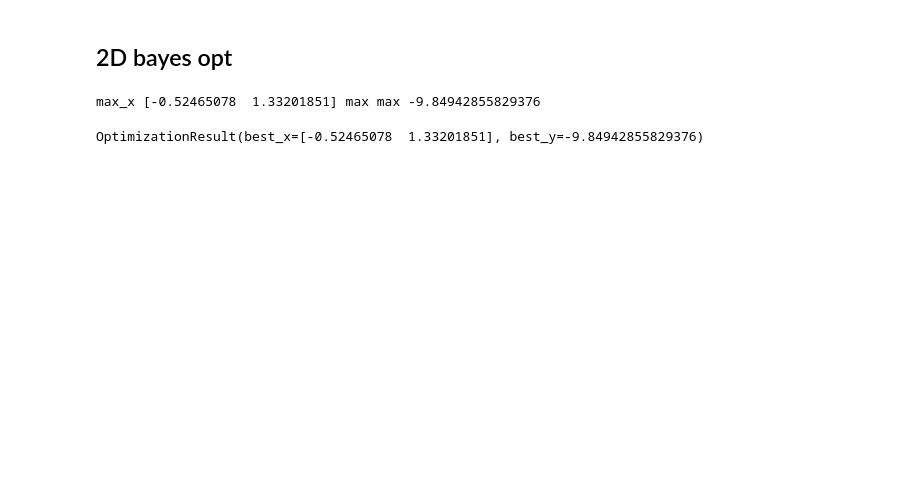
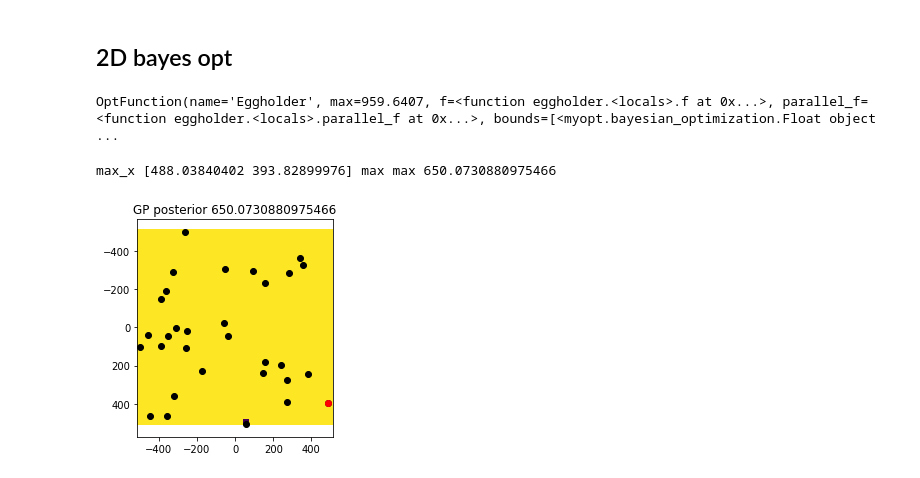
Before and after one commit to darthdeus/bopt, a Jupyter notebook: GP mojeopt.ipynb, the cells around one changed output. Cells and saved outputs as stored; diff of their text form; code cells hidden in the pictures; blank space fills up the shorter version.

```diff
--- a/GP mojeopt.ipynb
+++ b/GP mojeopt.ipynb
@@ -309,12 +305,16 @@ OptimizationResult(best_x=[-0.42866075], best_y=0.48048008534851844)
 # %% [markdown]
 ## 2D bayes opt
 # %%
-optfun = get_opt_test_functions(executor)[0]
+optfun = get_opt_test_functions(executor)[2]
+optfun
+# %% [output]
+OptFunction(name='Eggholder', max=959.6407, f=<function eggholder.<locals>.f at 0x...>, parallel_f=<function eggholder.<locals>.parallel_f at 0x...>, bounds=[<myopt.bayesian_optimization.Float object  ...
 # %%
-bo_maximize_parallel(optfun.parallel_f, bounds=optfun.bounds, n_iter=30)
+res = bo_maximize_parallel(optfun.parallel_f, bounds=optfun.bounds, n_iter=30)
+plot_2d_optim_result(res)
 # %% [output]
-max_x [-0.52465078  1.33201851] max max -9.84942855829376
+max_x [488.03840402 393.82899976] max max 650.0730880975466
-OptimizationResult(best_x=[-0.52465078  1.33201851], best_y=-9.84942855829376)
+[figure, added]
 # %%
 def f(x):
     y = x[1] * 10
```
Also changed, not shown: parts of 21 cells of this notebook, 7 other files.
